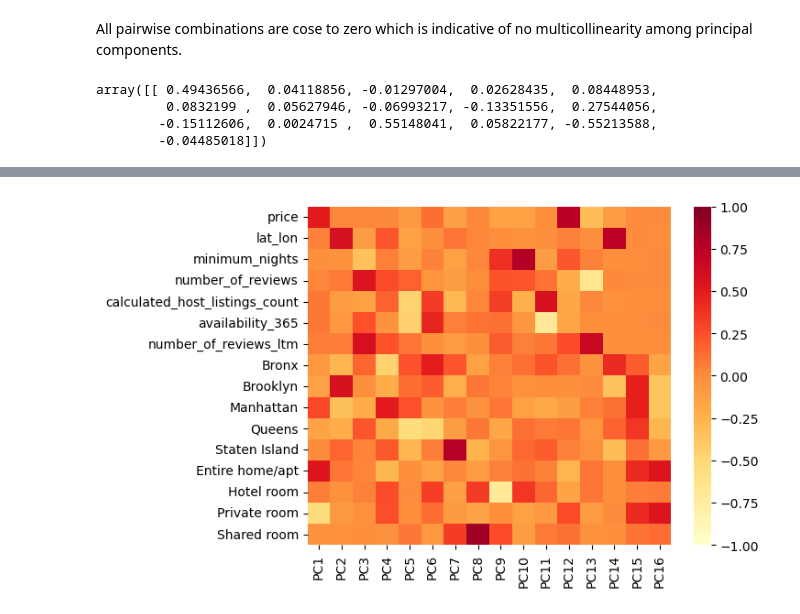
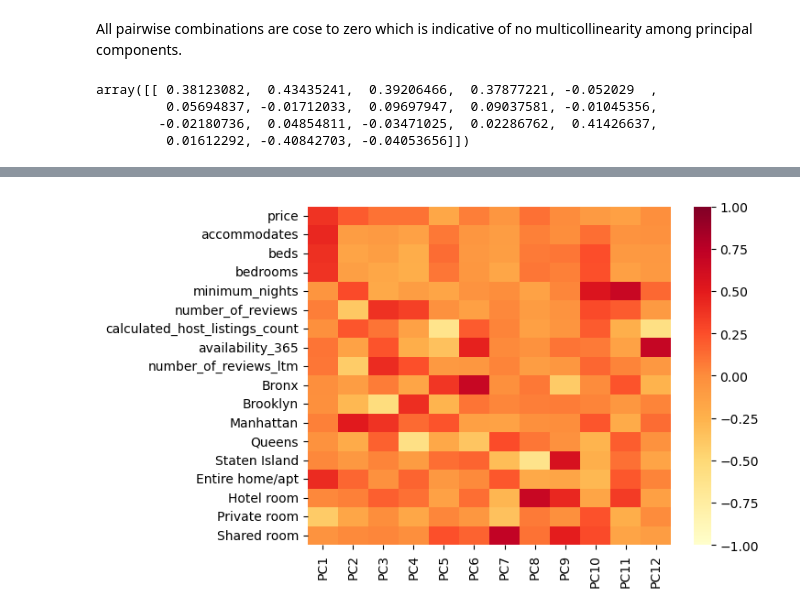
Before and after one commit to Naren1610/IST5520GrpProj, a Jupyter notebook: Grp_3_PCA_draft.ipynb, the cells around one changed output, grey strips where cells are left out. Cells and saved outputs as stored; diff of their text form; code cells hidden in the pictures.

```diff
--- a/Grp_3_PCA_draft.ipynb
+++ b/Grp_3_PCA_draft.ipynb
@@ -158,5 +158,5 @@ None
 # %%
-df_select = df[['price','lat_lon','neighbourhood_group','room_type', 'minimum_nights', 'number_of_reviews','calculated_host_listings_count','availability_365','number_of_reviews_ltm']]
+df_select = df[['price','accommodates', 'beds', 'bedrooms','neighbourhood_group','room_type', 'minimum_nights', 'number_of_reviews','calculated_host_listings_count','availability_365','number_of_reviews_ltm']]
 df_select.info()
 # %% [output]
 <class 'pandas.core.frame.DataFrame'>
@@ -180,6 +182,10 @@ memory usage: 2.8+ MB
 The purpose of this step was to incorporate room type and neighborhood or NYC burrough into the dataset as "dummy variables" using one hot encoding. Also conducted during this step was a targeted correlation between price and the remaining variables.The strongest positive correlations were room types of 'Entire home/apt', neighborhood groups of 'Manhattan' and 365 day availability. Strongest negative correlation was a room type of "Private room". Finally the dataset was normalized.
 # %%
  # One-hot encode the neighbourhood_group column
-dfx = pd.concat([df_select,
+df_a = pd.concat([df_select,
                pd.get_dummies(df_select['neighbourhood_group'])],axis=1)
+# %%
+ # One-hot encode the room_type column
+X = pd.concat([df_a,
+               pd.get_dummies(df_select['room_type'])],axis=1)
 # %%
@@ -309,15 +314,15 @@ plt.show()
 # %%
 # Select the number of components
-pca16 = PCA(n_components=16)
-pca16.fit(X)
-data_pca16 = pca16.transform(X)
+pca12 = PCA(n_components=12)
+pca12.fit(X)
+data_pca12 = pca12.transform(X)
 
 # Convert the numpy array to pandas DataFrame
-data_pca16 = pd.DataFrame(data_pca16)
-data_pca16.columns = ["PC"+str(i) for i in range(1,17)]
+data_pca12 = pd.DataFrame(data_pca12)
+data_pca12.columns = ["PC"+str(i) for i in range(1,13)]
 
 # Show the head of the DataFrame
-display(data_pca16.head())
-display(data_pca16.corr())
+display(data_pca12.head())
+display(data_pca12.corr())
 # %% [output]
 |  | PC1 | PC2 | PC3 | PC4 | PC5 | PC6 | PC7 | PC8 | PC9 | PC10 | PC11 | ... |
@@ -347,18 +348,18 @@ display(data_pca16.corr())
 All pairwise combinations are cose to zero which is indicative of no multicollinearity among principal components.
 # %%
 # Show the loadings for the 1st components
-pca16.components_[[0]]
+pca12.components_[[0]]
 # %% [output]
-array([[ 0.49436566,  0.04118856, -0.01297004,  0.02628435,  0.08448953,
-         0.0832199 ,  0.05627946, -0.06993217, -0.13351556,  0.27544056,
-        -0.15112606,  0.0024715 ,  0.55148041,  0.05822177, -0.55213588,
-        -0.04485018]])
+array([[ 0.38123082,  0.43435241,  0.39206466,  0.37877221, -0.052029  ,
+         0.05694837, -0.01712033,  0.09697947,  0.09037581, -0.01045356,
+        -0.02180736,  0.04854811, -0.03471025,  0.02286762,  0.41426637,
+         0.01612292, -0.40842703, -0.04053656]])
 # %%
-corr_16 = pd.DataFrame(pca16.components_.transpose(),
+corr_12 = pd.DataFrame(pca16.components_.transpose(),
              index=df.loc[:,'price':'Shared room'].columns,
-             columns=["PC"+str(i) for i in range(1,17)])
-display(pd.DataFrame(corr_16).style.background_gradient(cmap = 'YlOrRd'))
-ax = sb.heatmap(corr_16, annot=False, cmap = 'YlOrRd', vmin = -1, vmax = 1)
+             columns=["PC"+str(i) for i in range(1,13)])
+display(pd.DataFrame(corr_12).style.background_gradient(cmap = 'YlOrRd'))
+ax = sb.heatmap(corr_12, annot=False, cmap = 'YlOrRd', vmin = -1, vmax = 1)
 plt.show()
 # %% [output]
 |  | PC1 | PC2 | PC3 | PC4 | PC5 | PC6 | PC7 | PC8 | PC9 | PC10 | PC11 | ... |
@@ -381 +382 @@ plt.show()
-[figure, old version]
+[figure, new version]
```
Also changed, not shown: parts of 16 cells of this notebook.
